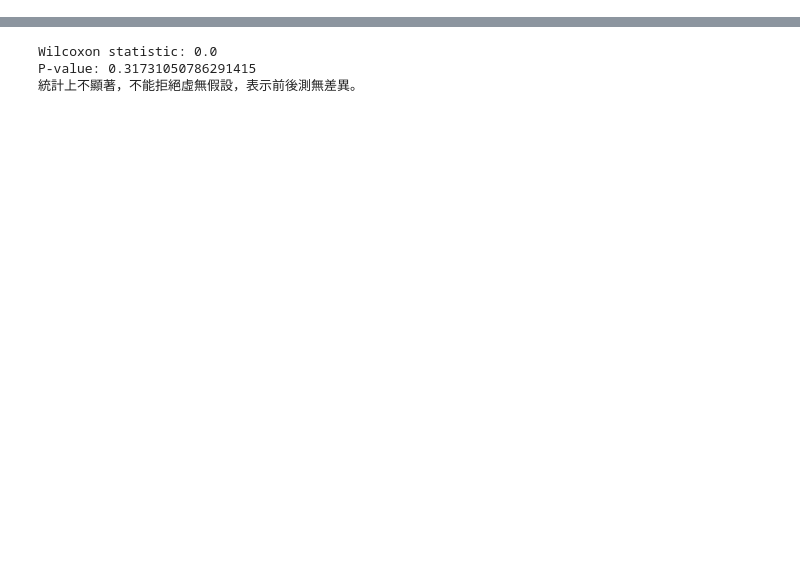
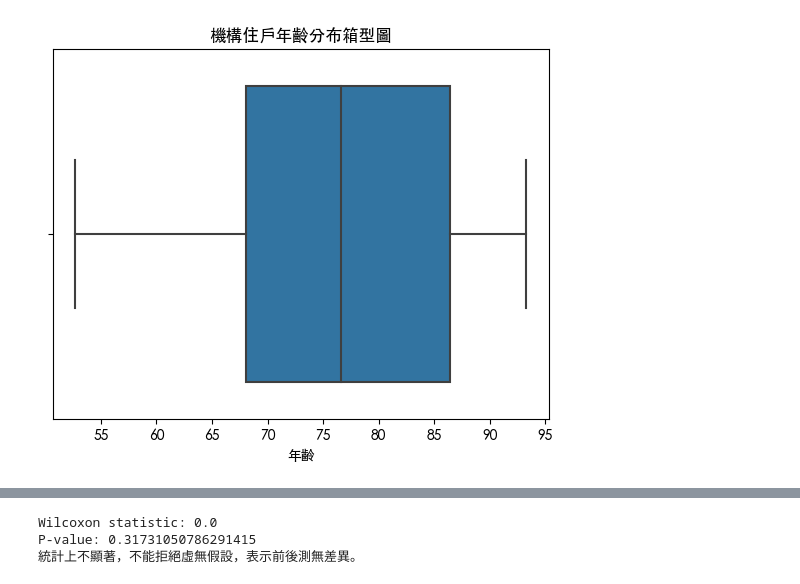
Before and after one commit to Yasmine-Cheng/statistc, a Jupyter notebook: 機構住戶.ipynb, the cells around one changed output, grey strips where cells are left out. Drawn from its saved outputs; the diff is of its cells as text; code cells hidden in the pictures; blank space fills up the shorter version.

```diff
--- a/機構住戶.ipynb
+++ b/機構住戶.ipynb
@@ -105,0 +141,7 @@ Name: 後測, dtype: float64
+# %%
+tmp = df[(df['年齡']<100)&(df['年齡']>18)]
+sns.boxplot(x=tmp["年齡"],data=tmp)
+plt.title("機構住戶年齡分布箱型圖")
+plt.show()
+# %% [output]
+[figure, added]
```
Also changed, not shown: parts of 27 cells of this notebook, 2 other files.
